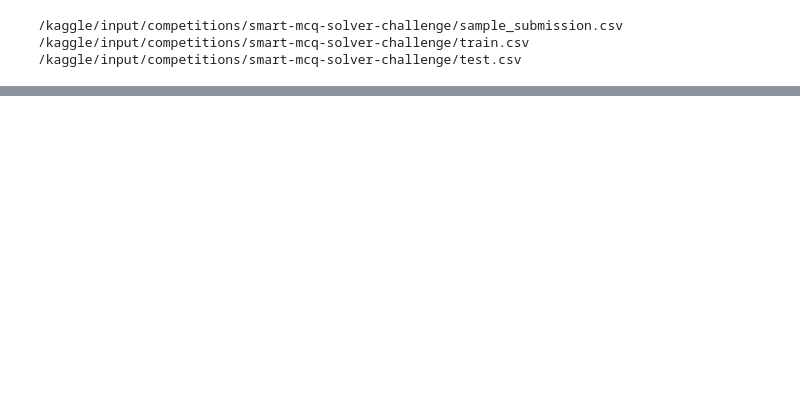
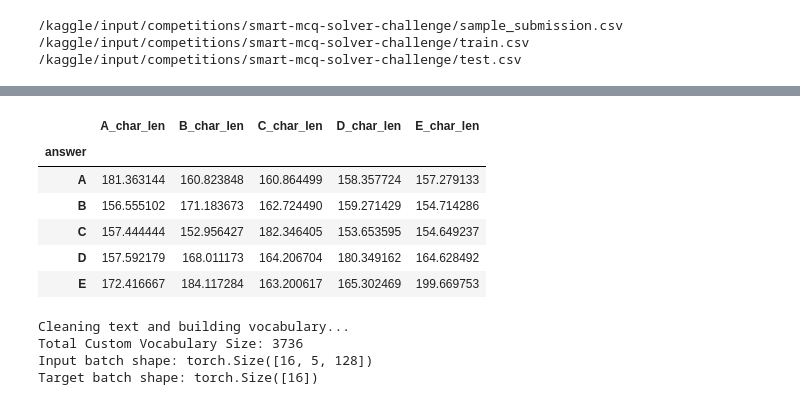
Before and after one commit to 23f3003322/dl-genai-26t2, a Jupyter notebook: dl-23f3003322-notebook-t22026.ipynb, the cells around one changed output, grey strips where cells are left out. Cells and saved outputs as stored; diff of their text form; code cells hidden in the pictures; blank space fills up the shorter version.

```diff
--- a/dl-23f3003322-notebook-t22026.ipynb
+++ b/dl-23f3003322-notebook-t22026.ipynb
@@ -1294,0 +126,10 @@ display(df_comparison)
+# %%
+train.groupby('answer')[['A_char_len','B_char_len','C_char_len','D_char_len','E_char_len']].mean()
+# %% [output]
+|  | A_char_len | B_char_len | C_char_len | D_char_len | E_char_len |
+| answer |  |  |  |  |  |
+| A | 181.363144 | 160.823848 | 160.864499 | 158.357724 | 157.279133 |
+| B | 156.555102 | 171.183673 | 162.724490 | 159.271429 | 154.714286 |
+| C | 157.444444 | 152.956427 | 182.346405 | 153.653595 | 154.649237 |
+| D | 157.592179 | 168.011173 | 164.206704 | 180.349162 | 164.628492 |
+| E | 172.416667 | 184.117284 | 163.200617 | 165.302469 | 199.669753 |
@@ -1294,0 +254,33 @@ display(df_comparison)
+# %%
+# 1. Load the data (Assuming you have train.csv loaded via Pandas)
+# train_df = pd.read_csv('train.csv')
+
+# 2. Extract all text to build the vocabulary
+print("Cleaning text and building vocabulary...")
+all_texts = []
+for col in ['prompt', 'A', 'B', 'C', 'D', 'E']:
+    all_texts.extend(train[col].apply(clean_text).tolist())
+
+# 3. Initialize and build the custom Vocabulary
+vocab = ScratchVocabulary(min_freq=2)
+vocab.build_vocab(all_texts)
+print(f"Total Custom Vocabulary Size: {vocab.vocab_size}")
+
+# 4. Create PyTorch Dataset & DataLoader
+# We use max_length=128 to keep memory usage efficient
+train_dataset = MCQDataset(train, vocab, max_length=128, is_test=False)
+
+# DataLoader will automatically batch our data.
+# batch_size=16 means it processes 16 questions (16 x 5 options) at a time.
+train_loader = DataLoader(train_dataset, batch_size=16, shuffle=True)
+
+# 5. Sanity Check: Look at one batch
+for batch_x, batch_y in train_loader:
+    print(f"Input batch shape: {batch_x.shape}") # Expected: [16, 5, 128] -> [Batch, Options, Seq_Length]
+    print(f"Target batch shape: {batch_y.shape}") # Expected: [16] -> The correct integer indices
+    break
+# %% [output]
+Cleaning text and building vocabulary...
+Total Custom Vocabulary Size: 3736
+Input batch shape: torch.Size([16, 5, 128])
+Target batch shape: torch.Size([16])
```
Also changed, not shown: parts of 59 cells of this notebook.
